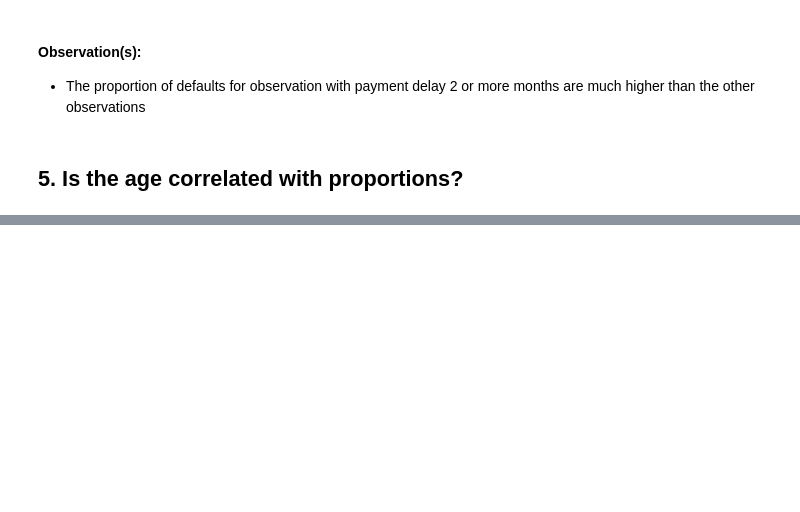
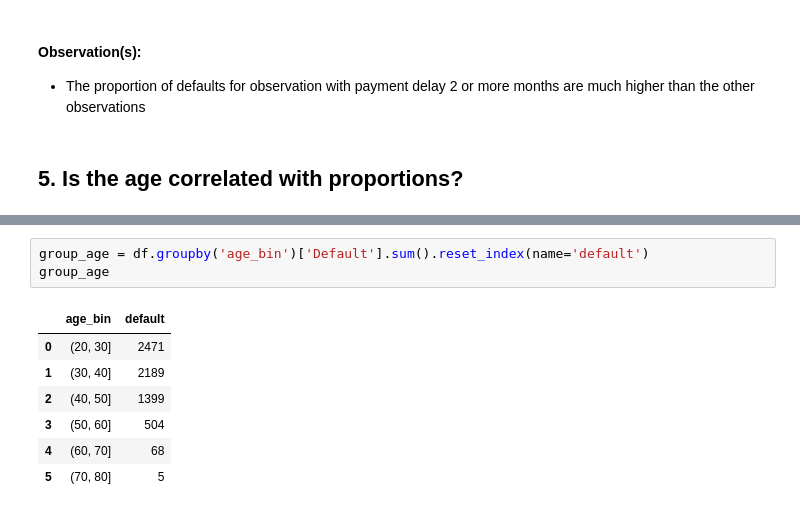
Before and after one commit to rohilgrover/Capstone-Project-Default-Prediction, a Jupyter notebook: Default-Credit Card Project.ipynb, the cells around one changed output, grey strips where cells are left out. Drawn from its saved outputs; the diff is of its cells as text; blank space fills up the shorter version.

```diff
--- a/Default-Credit Card Project.ipynb
+++ b/Default-Credit Card Project.ipynb
@@ -412,0 +386,11 @@ plt.show()
+# %%
+group_age = df.groupby('age_bin')['Default'].sum().reset_index(name='default')
+group_age
+# %% [output]
+|  | age_bin | default |
+| 0 | (20, 30] | 2471 |
+| 1 | (30, 40] | 2189 |
+| 2 | (40, 50] | 1399 |
+| 3 | (50, 60] | 504 |
+| 4 | (60, 70] | 68 |
+| 5 | (70, 80] | 5 |
```
Also changed, not shown: parts of 48 cells of this notebook.
